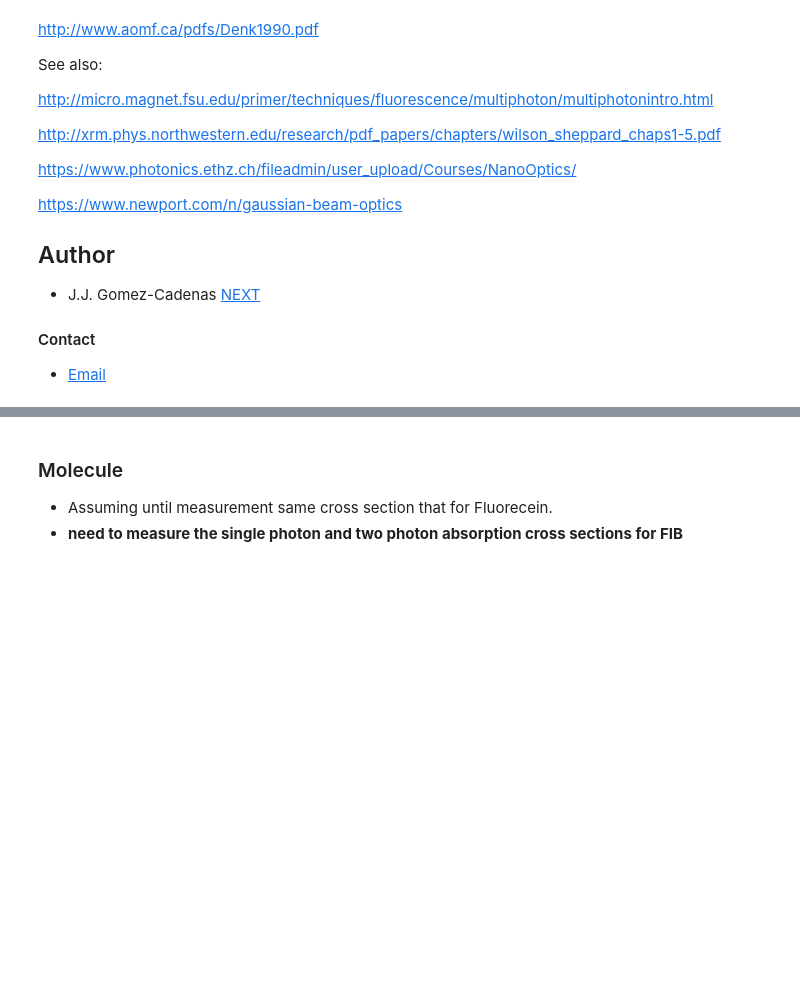
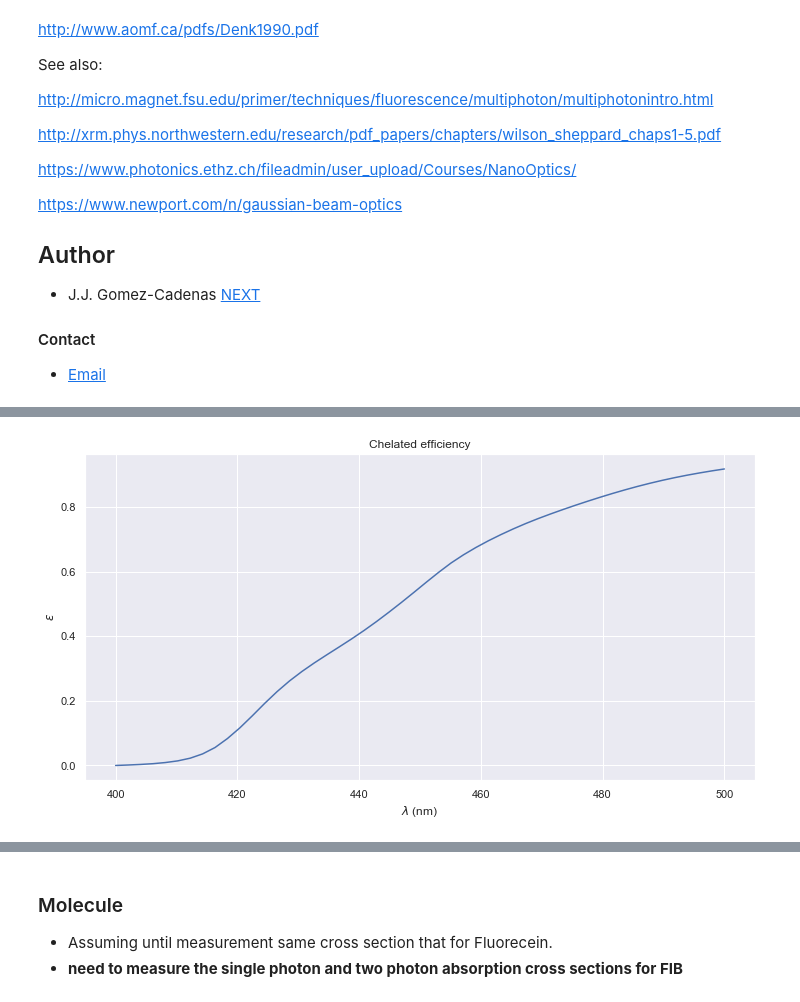
Before and after one commit to franmon/sabatnb, a Jupyter notebook: TwoPhotonML.ipynb, the cells around one changed output, grey strips where cells are left out. Drawn from its saved outputs; the diff is of its cells as text; code cells hidden in the pictures; blank space fills up the shorter version.

```diff
--- a/TwoPhotonML.ipynb
+++ b/TwoPhotonML.ipynb
@@ -85,0 +140,10 @@ https://www.newport.com/n/gaussian-beam-optics
+# %%
+fig = plt.figure(figsize=(12,6))
+ax      = fig.add_subplot(1, 1, 1)
+plt.plot(L, EFF)
+plt.xlabel(r"$\lambda$ (nm)")
+plt.ylabel(r"$\epsilon$")
+plt.title ("Chelated efficiency")
+plt.grid(True)
+# %% [output]
+[figure, added]
```
Also changed, not shown: parts of 44 cells of this notebook, 7 other files.
